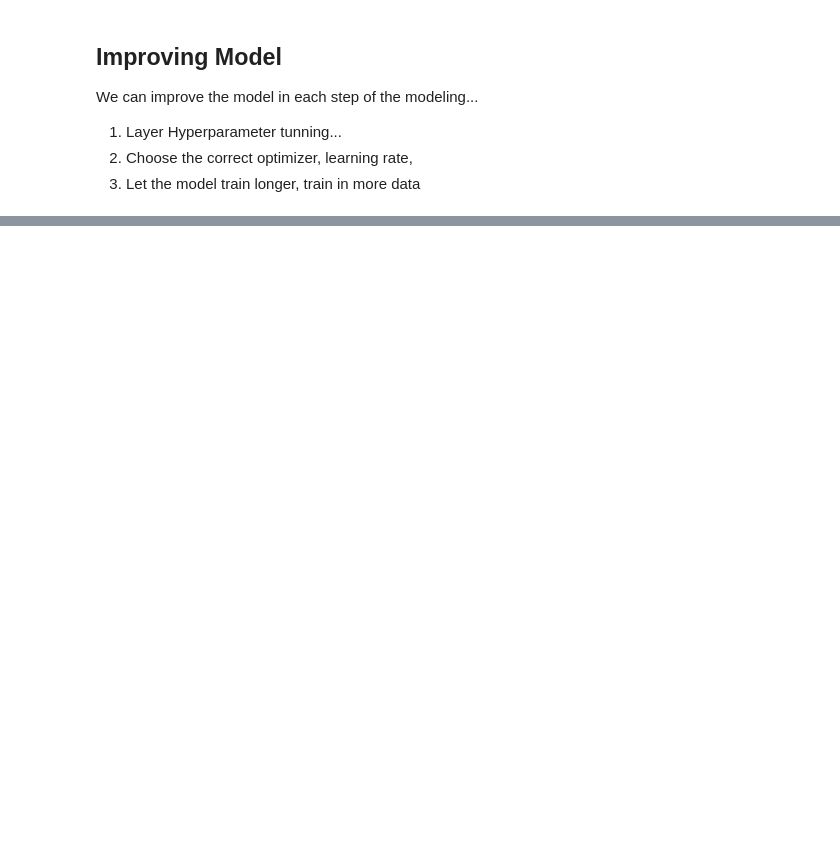
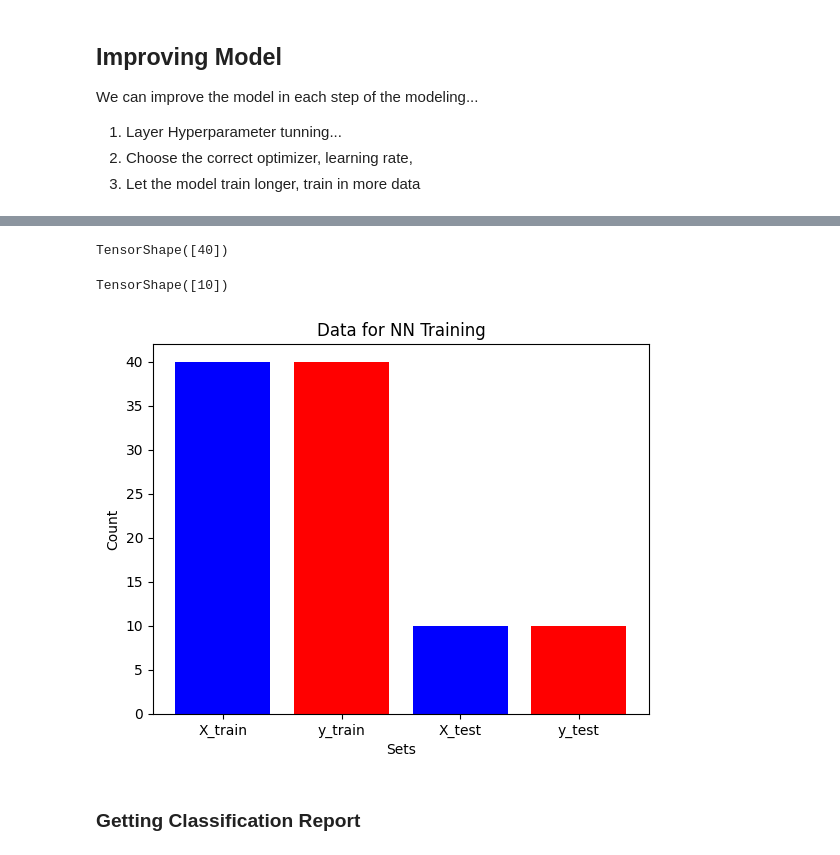
Before and after one commit to CesarB23/Tensorflow, a Jupyter notebook: Regression_NN.ipynb, the cells around one changed output, grey strips where cells are left out. Saved outputs shown, nothing was run; the diff lists cells and outputs as text; code cells hidden in the pictures; blank space fills up the shorter version.

```diff
--- a/Regression_NN.ipynb
+++ b/Regression_NN.ipynb
@@ -146,0 +221,28 @@ array([[32.43336]], dtype=float32)
+# %%
+X_train = X_augmented[:40]
+y_train = y_augmented[:40]
+X_train.shape
+# %% [output]
+TensorShape([40])
+# %%
+X_test = X_augmented[40:]
+y_test = y_augmented[40:]
+X_test.shape
+# %% [output]
+TensorShape([10])
+# %%
+fig, ax = plt.subplots()
+
+values = [len(X_train),len(y_train),len(X_test),len(y_test)]
+labels = ["X_train","y_train","X_test","y_test"]
+
+ax.bar(labels,values,color=["blue","red"])
+ax.set_ylabel("Count")
+ax.set_xlabel("Sets")
+ax.set_title("Data for NN Training")
+
+plt.show()
+# %% [output]
+[figure, added]
+# %% [markdown]
+### Getting Classification Report
```
Also changed, not shown: parts of 76 cells of this notebook, 33 other files.
